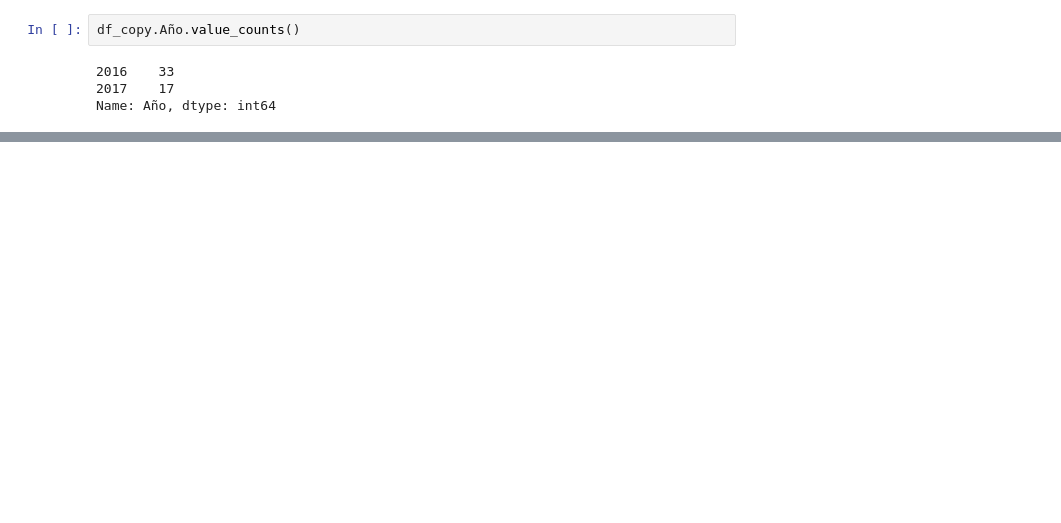
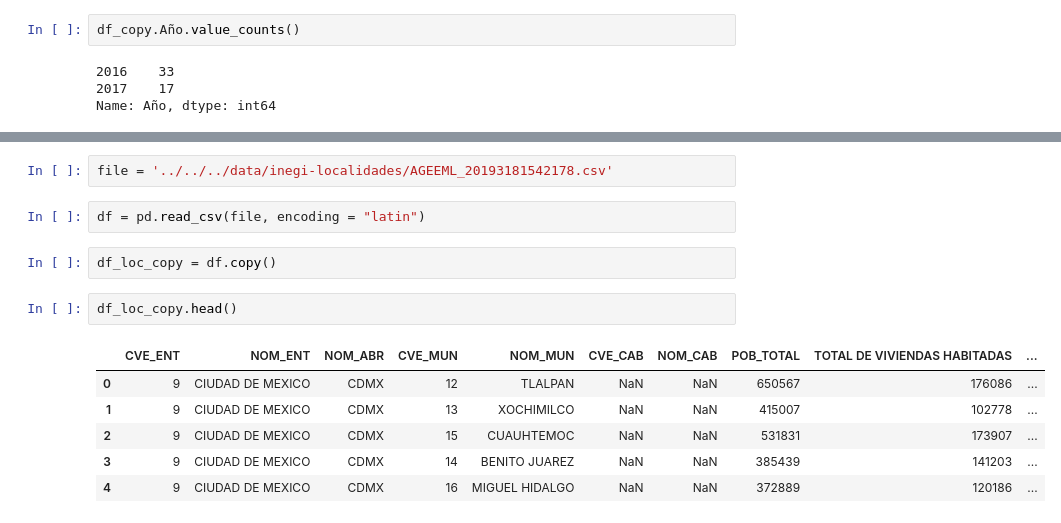
Before and after one commit to JacoboGGLeon/final, a Jupyter notebook: processing/secuestro/load.ipynb, the cells around one changed output, grey strips where cells are left out. Cells and saved outputs as stored; diff of their text form; blank space fills up the shorter version.

```diff
--- a/processing/secuestro/load.ipynb
+++ b/processing/secuestro/load.ipynb
@@ -110,0 +117,15 @@ Name: Alcaldía, dtype: int64
+# %%
+file = '../../../data/inegi-localidades/AGEEML_20193181542178.csv'
+# %%
+df = pd.read_csv(file, encoding = "latin")
+# %%
+df_loc_copy = df.copy()
+# %%
+df_loc_copy.head()
+# %% [output]
+|  | CVE_ENT | NOM_ENT | NOM_ABR | CVE_MUN | NOM_MUN | CVE_CAB | NOM_CAB | POB_TOTAL | TOTAL DE VIVIENDAS HABITADAS | ... |
+| 0 | 9 | CIUDAD DE MEXICO | CDMX | 12 | TLALPAN | NaN | NaN | 650567 | 176086 | ... |
+| 1 | 9 | CIUDAD DE MEXICO | CDMX | 13 | XOCHIMILCO | NaN | NaN | 415007 | 102778 | ... |
+| 2 | 9 | CIUDAD DE MEXICO | CDMX | 15 | CUAUHTEMOC | NaN | NaN | 531831 | 173907 | ... |
+| 3 | 9 | CIUDAD DE MEXICO | CDMX | 14 | BENITO JUAREZ | NaN | NaN | 385439 | 141203 | ... |
+| 4 | 9 | CIUDAD DE MEXICO | CDMX | 16 | MIGUEL HIDALGO | NaN | NaN | 372889 | 120186 | ... |
```
Also changed, not shown: parts of 16 cells of this notebook, 14 other files.
